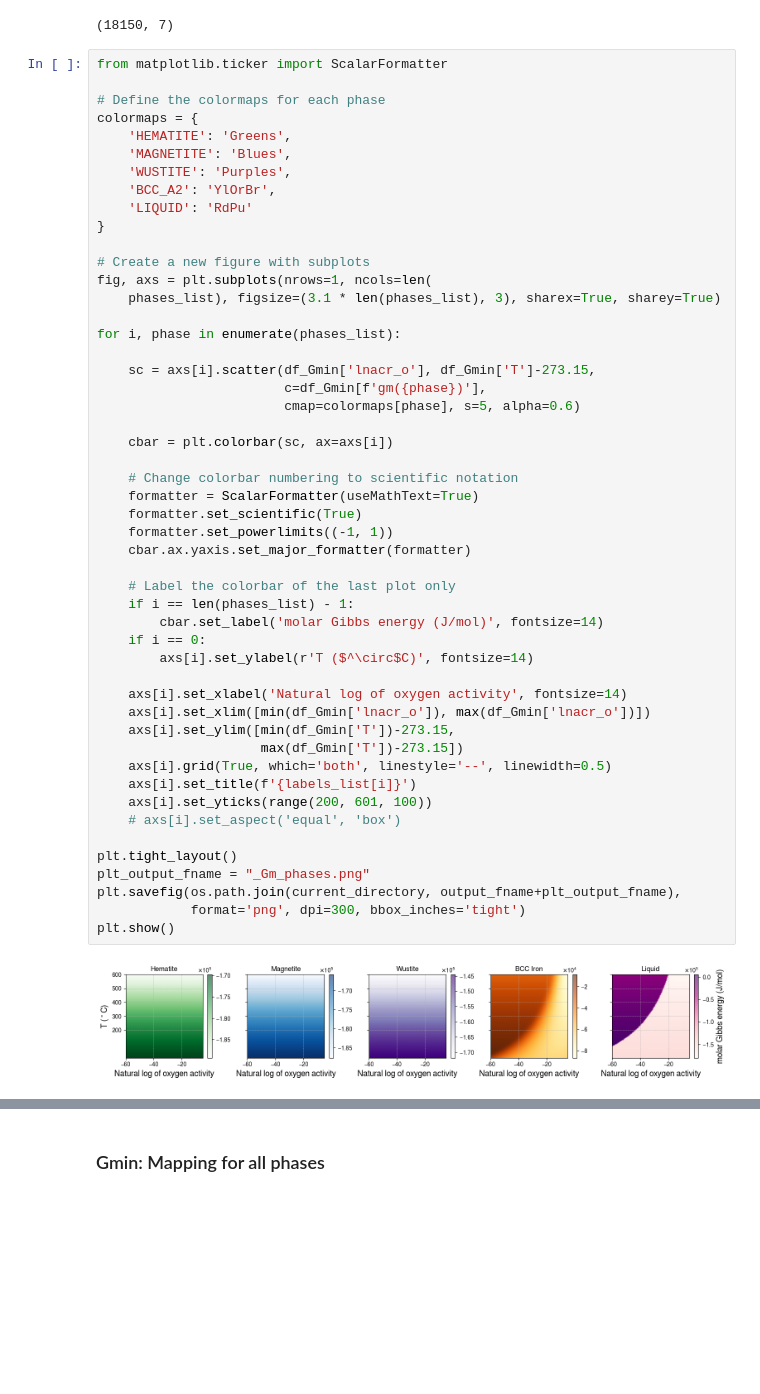
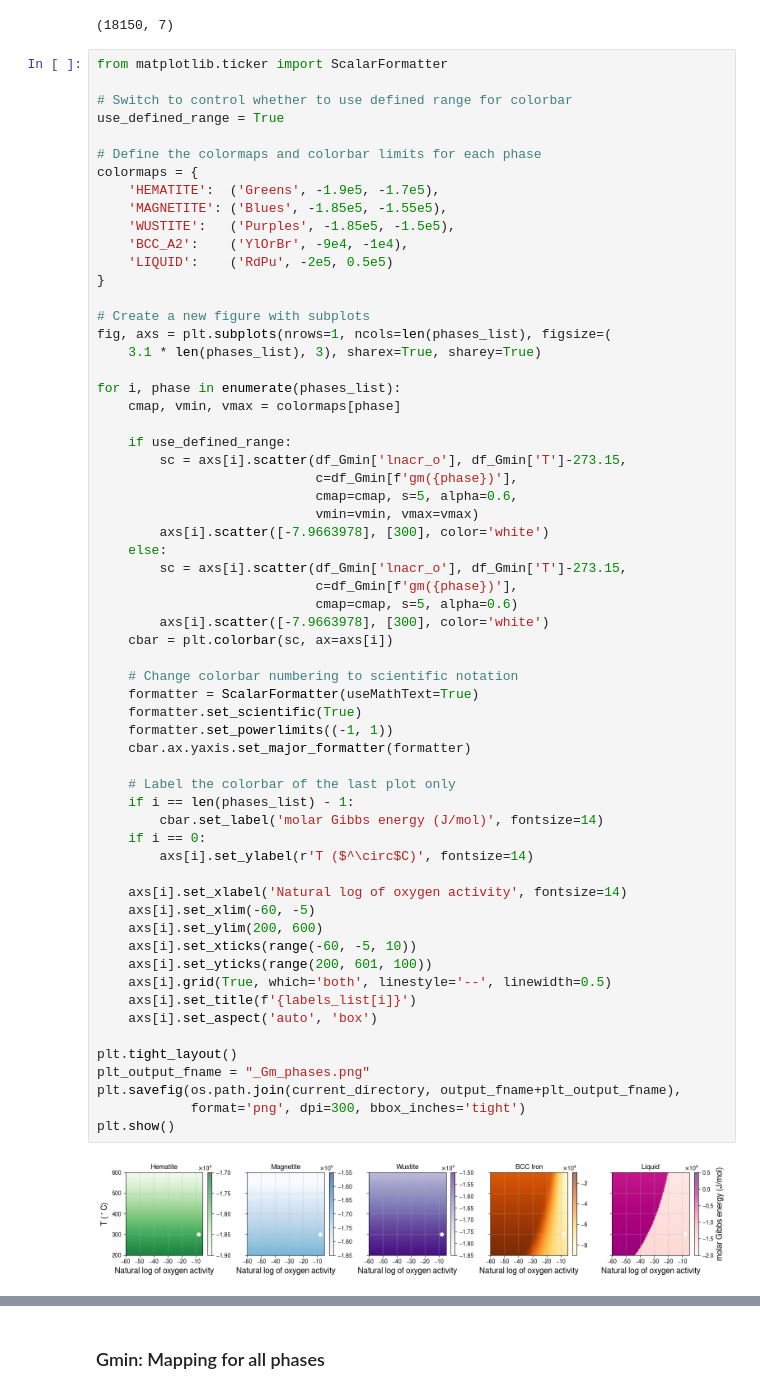
Before and after one commit to YXWU2014/IronOxide_TC, a Jupyter notebook: IronOxide_TC_calculations_TCFE_SSUB.ipynb, the cells around one changed output, grey strips where cells are left out. Cells and saved outputs as stored; diff of their text form; blank space fills up the shorter version.

Commit message:
update plotting

```diff
--- a/IronOxide_TC_calculations_TCFE_SSUB.ipynb
+++ b/IronOxide_TC_calculations_TCFE_SSUB.ipynb
@@ -586,52 +575,63 @@ display(df_Gmin.head(3), df_Gmin.shape)
 # %%
 from matplotlib.ticker import ScalarFormatter
 
-# Define the colormaps for each phase
+# Switch to control whether to use defined range for colorbar
+use_defined_range = True
+
+# Define the colormaps and colorbar limits for each phase
 colormaps = {
-    'HEMATITE': 'Greens',
-    'MAGNETITE': 'Blues',
-    'WUSTITE': 'Purples',
-    'BCC_A2': 'YlOrBr',
-    'LIQUID': 'RdPu'
+    'HEMATITE':  ('Greens', -1.9e5, -1.7e5),
+    'MAGNETITE': ('Blues', -1.85e5, -1.55e5),
+    'WUSTITE':   ('Purples', -1.85e5, -1.5e5),
+    'BCC_A2':    ('YlOrBr', -9e4, -1e4),
+    'LIQUID':    ('RdPu', -2e5, 0.5e5)
 }
 
 # Create a new figure with subplots
-fig, axs = plt.subplots(nrows=1, ncols=len(
-    phases_list), figsize=(3.1 * len(phases_list), 3), sharex=True, sharey=True)
+fig, axs = plt.subplots(nrows=1, ncols=len(phases_list), figsize=(
+    3.1 * len(phases_list), 3), sharex=True, sharey=True)
 
 for i, phase in enumerate(phases_list):
+    cmap, vmin, vmax = colormaps[phase]
 
-    sc = axs[i].scatter(df_Gmin['lnacr_o'], df_Gmin['T']-273.15,
-                        c=df_Gmin[f'gm({phase})'],
-                        cmap=colormaps[phase], s=5, alpha=0.6)
-
+    if use_defined_range:
+        sc = axs[i].scatter(df_Gmin['lnacr_o'], df_Gmin['T']-273.15,
+                            c=df_Gmin[f'gm({phase})'],
+                            cmap=cmap, s=5, alpha=0.6,
+                            vmin=vmin, vmax=vmax)
+        axs[i].scatter([-7.9663978], [300], color='white')
+    else:
+        sc = axs[i].scatter(df_Gmin['lnacr_o'], df_Gmin['T']-273.15,
+                            c=df_Gmin[f'gm({phase})'],
+                            cmap=cmap, s=5, alpha=0.6)
+        axs[i].scatter([-7.9663978], [300], color='white')
     cbar = plt.colorbar(sc, ax=axs[i])
 
     # Change colorbar numbering to scientific notation
     formatter = ScalarFormatter(useMathText=True)
     formatter.set_scientific(True)
     formatter.set_powerlimits((-1, 1))
     cbar.ax.yaxis.set_major_formatter(formatter)
 
     # Label the colorbar of the last plot only
     if i == len(phases_list) - 1:
         cbar.set_label('molar Gibbs energy (J/mol)', fontsize=14)
     if i == 0:
         axs[i].set_ylabel(r'T ($^\circ$C)', fontsize=14)
 
     axs[i].set_xlabel('Natural log of oxygen activity', fontsize=14)
-    axs[i].set_xlim([min(df_Gmin['lnacr_o']), max(df_Gmin['lnacr_o'])])
-    axs[i].set_ylim([min(df_Gmin['T'])-273.15,
-                     max(df_Gmin['T'])-273.15])
+    axs[i].set_xlim(-60, -5)
+    axs[i].set_ylim(200, 600)
+    axs[i].set_xticks(range(-60, -5, 10))
+    axs[i].set_yticks(range(200, 601, 100))
     axs[i].grid(True, which='both', linestyle='--', linewidth=0.5)
     axs[i].set_title(f'{labels_list[i]}')
-    axs[i].set_yticks(range(200, 601, 100))
-    # axs[i].set_aspect('equal', 'box')
+    axs[i].set_aspect('auto', 'box')
 
 plt.tight_layout()
 plt_output_fname = "_Gm_phases.png"
 plt.savefig(os.path.join(current_directory, output_fname+plt_output_fname),
             format='png', dpi=300, bbox_inches='tight')
 plt.show()
 # %% [output]
-[figure, old version]
+[figure, new version]
```
Also changed, not shown: parts of 6 cells of this notebook, 16 other files.
